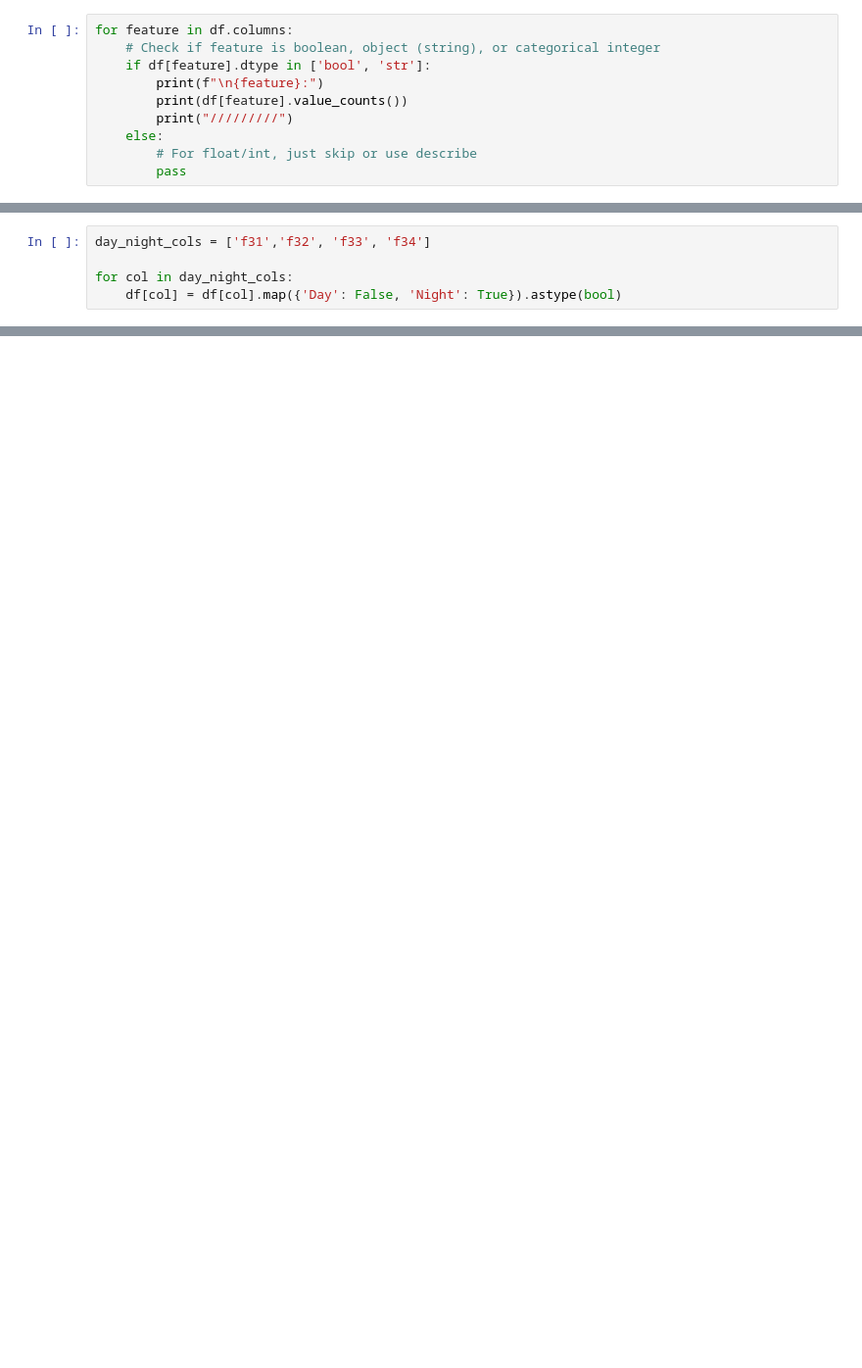
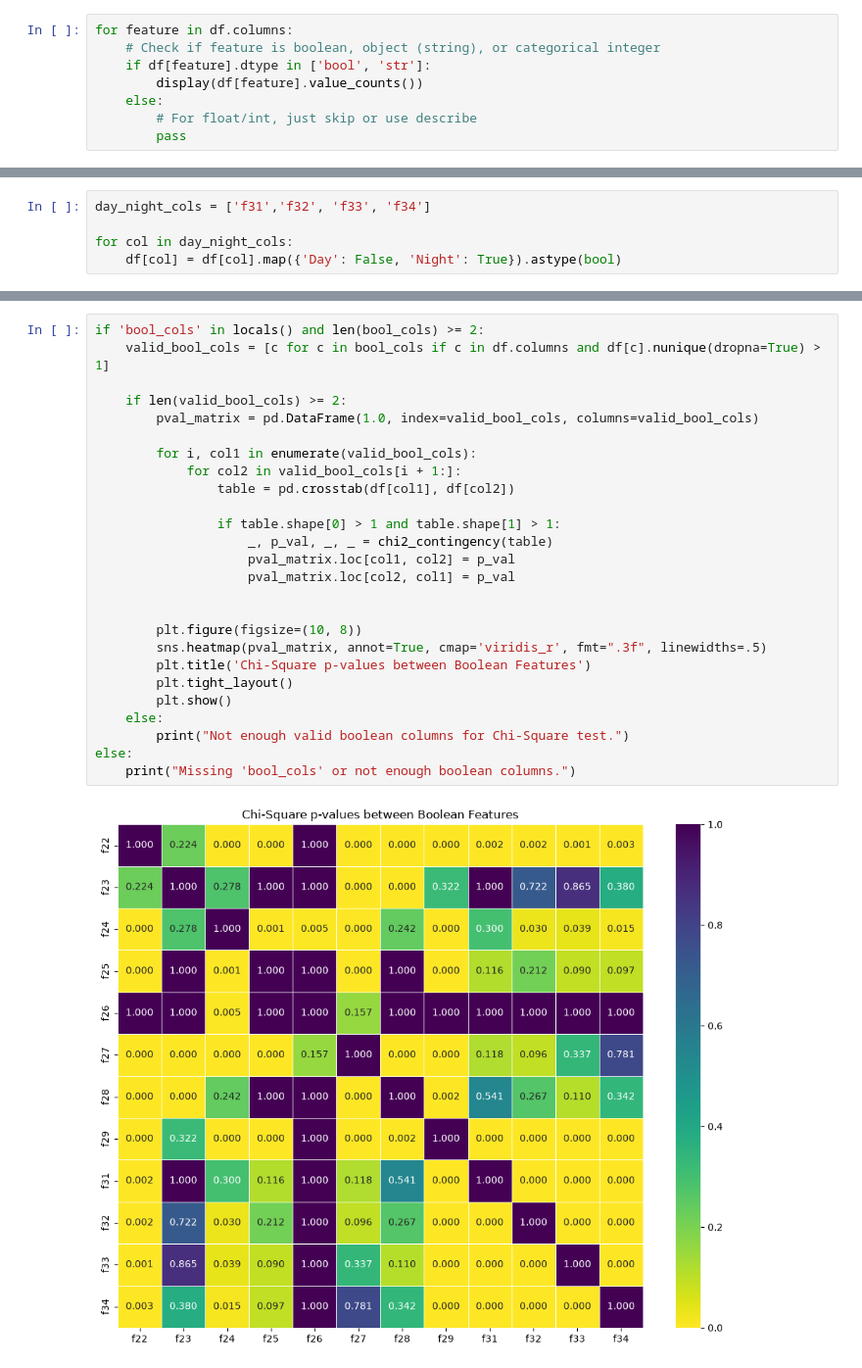
Before and after one commit to HesamMerajifar/Datamining, a Jupyter notebook: Merge.ipynb, the cells around one changed output, grey strips where cells are left out. Shown at 98% size. Drawn from its saved outputs; the diff is of its cells as text; blank space fills up the shorter version.

```diff
--- a/Merge.ipynb
+++ b/Merge.ipynb
@@ -48,9 +92,7 @@ print(bool_cols)
 for feature in df.columns:
     # Check if feature is boolean, object (string), or categorical integer
     if df[feature].dtype in ['bool', 'str']:
-        print(f"\n{feature}:")
-        print(df[feature].value_counts())
-        print("/////////")
+        display(df[feature].value_counts())
     else:
         # For float/int, just skip or use describe
         pass
@@ -314,0 +637,28 @@ plt.show()
+# %%
+if 'bool_cols' in locals() and len(bool_cols) >= 2:
+    valid_bool_cols = [c for c in bool_cols if c in df.columns and df[c].nunique(dropna=True) > 1]
+
+    if len(valid_bool_cols) >= 2:
+        pval_matrix = pd.DataFrame(1.0, index=valid_bool_cols, columns=valid_bool_cols)
+
+        for i, col1 in enumerate(valid_bool_cols):
+            for col2 in valid_bool_cols[i + 1:]:
+                table = pd.crosstab(df[col1], df[col2])
+
+                if table.shape[0] > 1 and table.shape[1] > 1:
+                    _, p_val, _, _ = chi2_contingency(table)
+                    pval_matrix.loc[col1, col2] = p_val
+                    pval_matrix.loc[col2, col1] = p_val
+
+
+        plt.figure(figsize=(10, 8))
+        sns.heatmap(pval_matrix, annot=True, cmap='viridis_r', fmt=".3f", linewidths=.5)
+        plt.title('Chi-Square p-values between Boolean Features')
+        plt.tight_layout()
+        plt.show()
+    else:
+        print("Not enough valid boolean columns for Chi-Square test.")
+else:
+    print("Missing 'bool_cols' or not enough boolean columns.")
+# %% [output]
+[figure, added]
```
Also changed, not shown: parts of 35 cells of this notebook, 1 other file.
